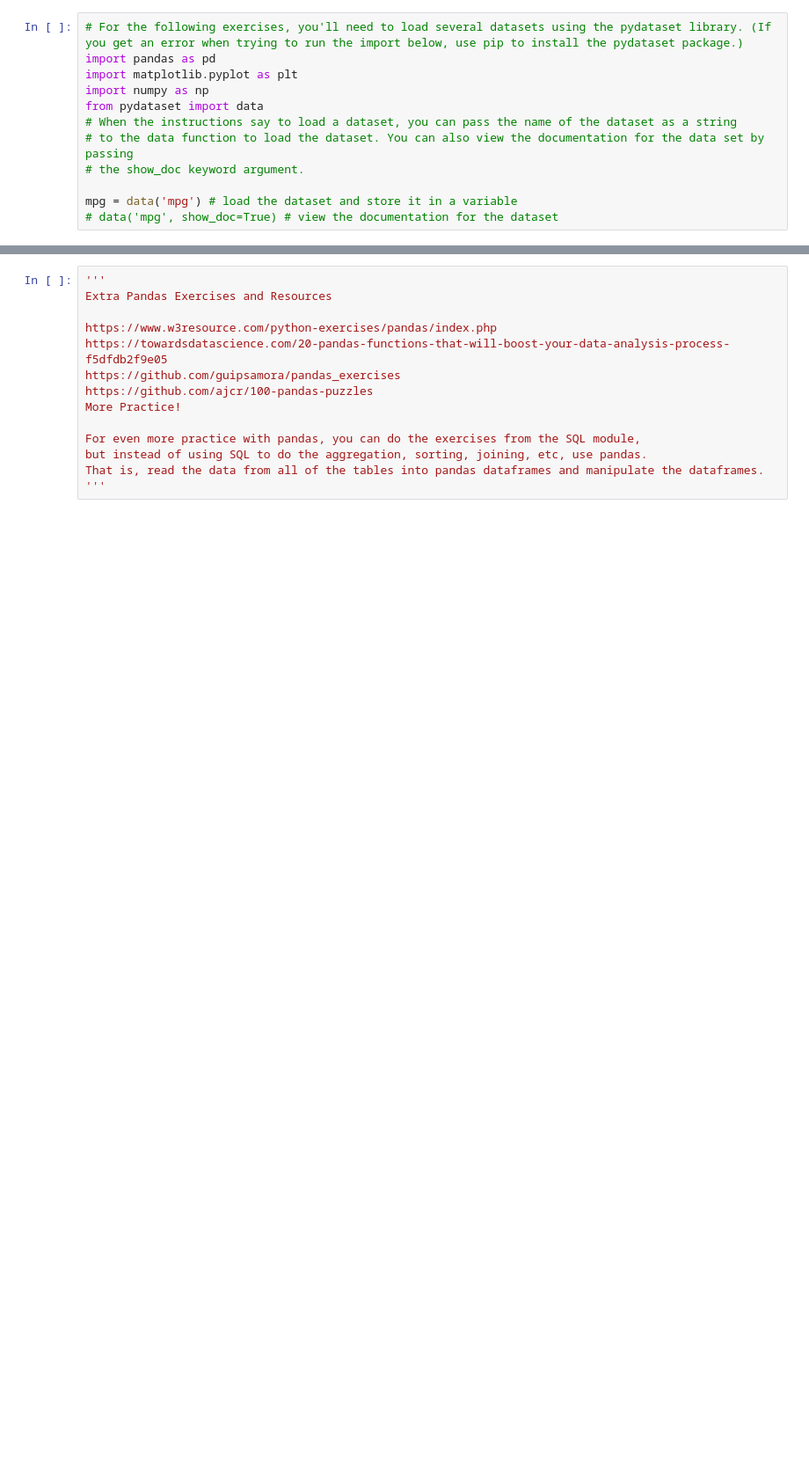
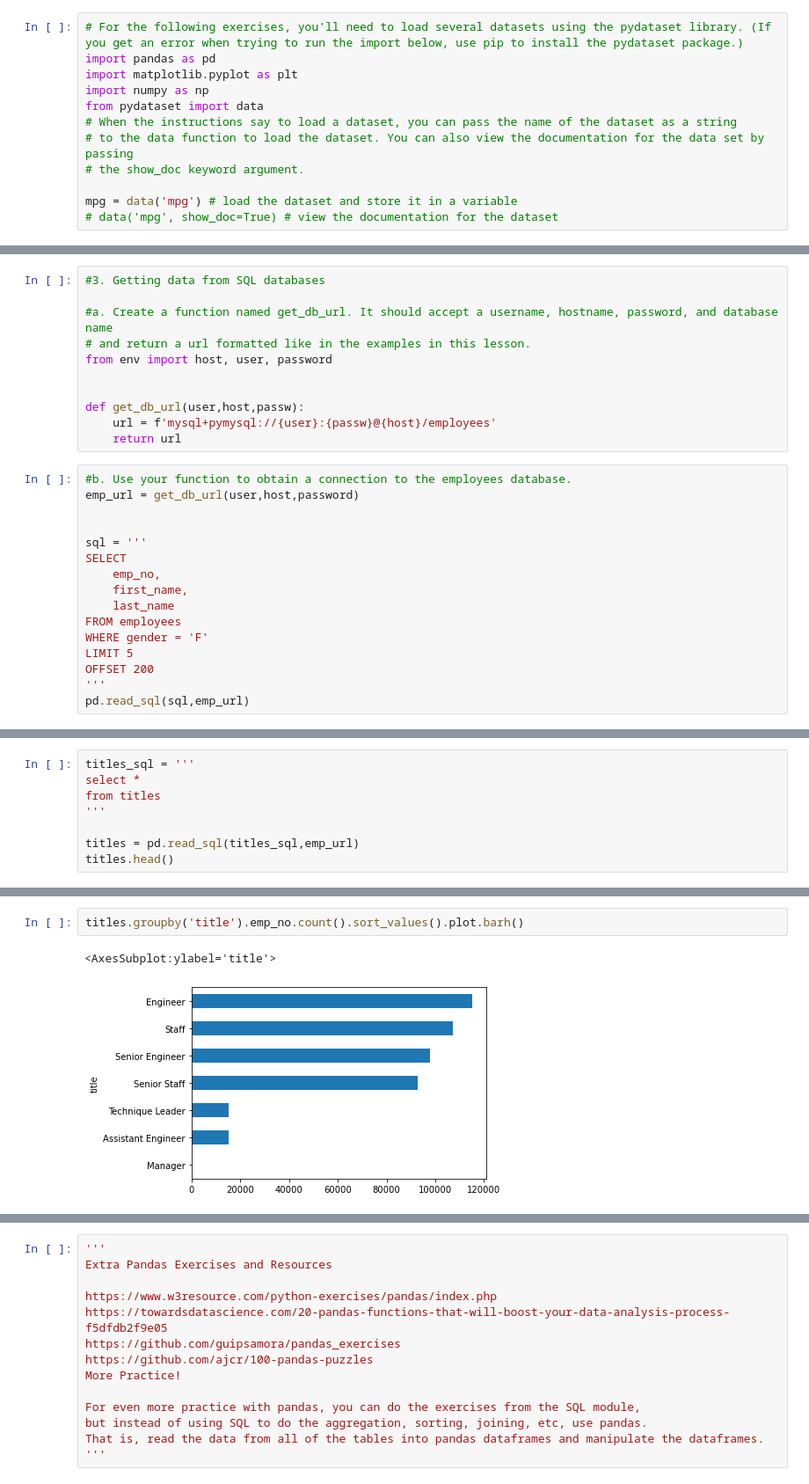
Before and after one commit to Ken-Alviola/numpy-pandas-visualization-exercises, a Jupyter notebook: advanced_dataframes.ipynb, the cells around one changed output, grey strips where cells are left out. Shown: that part at 88% size. Drawn from its saved outputs; the diff is of its cells as text; blank space fills up the shorter version.

```diff
--- a/advanced_dataframes.ipynb
+++ b/advanced_dataframes.ipynb
@@ -65,0 +155,27 @@ mpg = data('mpg') # load the dataset and store it in a variable
+# %%
+#3. Getting data from SQL databases
+
+#a. Create a function named get_db_url. It should accept a username, hostname, password, and database name
+# and return a url formatted like in the examples in this lesson.
+from env import host, user, password
+
+
+def get_db_url(user,host,passw):
+    url = f'mysql+pymysql://{user}:{passw}@{host}/employees'
+    return url
+# %%
+#b. Use your function to obtain a connection to the employees database.
+emp_url = get_db_url(user,host,password)
+
+
+sql = '''
+SELECT
+    emp_no,
+    first_name,
+    last_name
+FROM employees
+WHERE gender = 'F'
+LIMIT 5
+OFFSET 200
+'''
+pd.read_sql(sql,emp_url)
@@ -65,0 +233,8 @@ mpg = data('mpg') # load the dataset and store it in a variable
+# %%
+titles_sql = '''
+select *
+from titles
+'''
+
+titles = pd.read_sql(titles_sql,emp_url)
+titles.head()
@@ -65,0 +262,5 @@ mpg = data('mpg') # load the dataset and store it in a variable
+# %%
+titles.groupby('title').emp_no.count().sort_values().plot.barh()
+# %% [output]
+<AxesSubplot:ylabel='title'>
+[figure, added]
```
Also changed, not shown: parts of 45 cells of this notebook, 2 other files.
